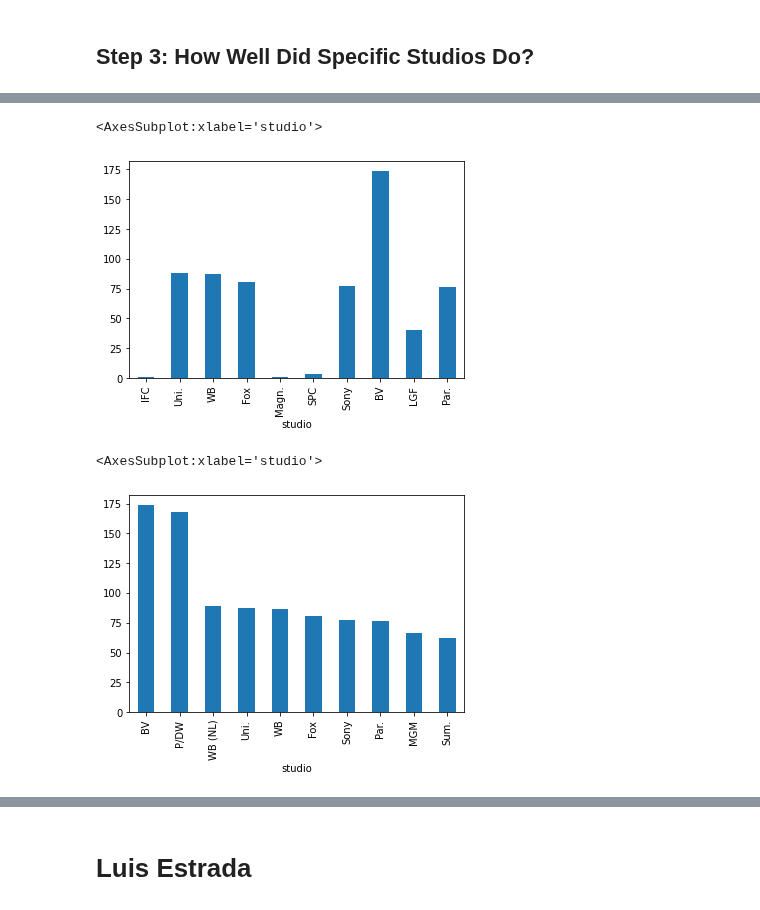
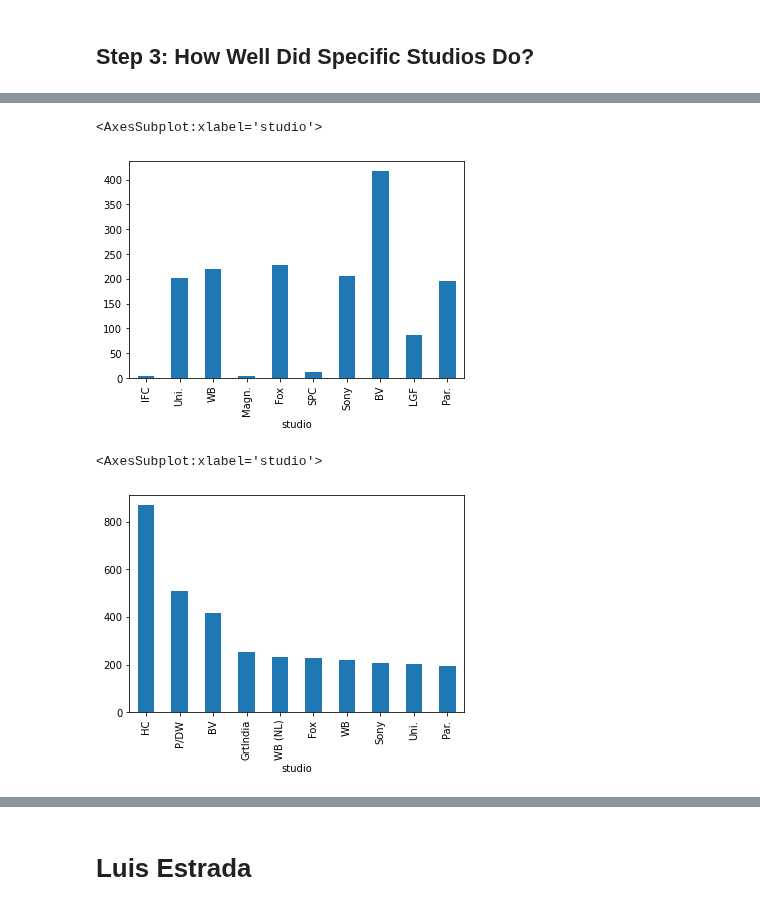
Before and after one commit to mehince/group-1-capstone, a Jupyter notebook: student.ipynb, the cells around one changed output, grey strips where cells are left out. Cells and saved outputs as stored; diff of their text form; code cells hidden in the pictures.

```diff
--- a/student.ipynb
+++ b/student.ipynb
@@ -290,13 +294,13 @@ Name: studio, Length: 256, dtype: int64
 # %%
 # Lets see how the top 10 most producing studios did in terms of average total gross
 top10_prod = list(movie_gross_df['studio'].value_counts().sort_values(ascending=False)[:10].index)
-movie_gross_df.groupby('studio').mean()['domestic_gross'].loc[top10_prod].plot.bar()
+movie_gross_df.groupby('studio').mean()['total_gross'].loc[top10_prod].plot.bar()
 # %% [output]
 <AxesSubplot:xlabel='studio'>
-[figure, old version]
+[figure, new version]
 # %%
 # Instead, lets use the top 10 highest earners
-movie_gross_df.groupby('studio').mean()['domestic_gross'].sort_values(ascending=False)[:10].plot.bar()
+movie_gross_df.groupby('studio').mean()['total_gross'].sort_values(ascending=False)[:10].plot.bar()
 # %% [output]
 <AxesSubplot:xlabel='studio'>
-[figure, old version]
+[figure, new version]
```
Also changed, not shown: parts of 63 cells of this notebook.
